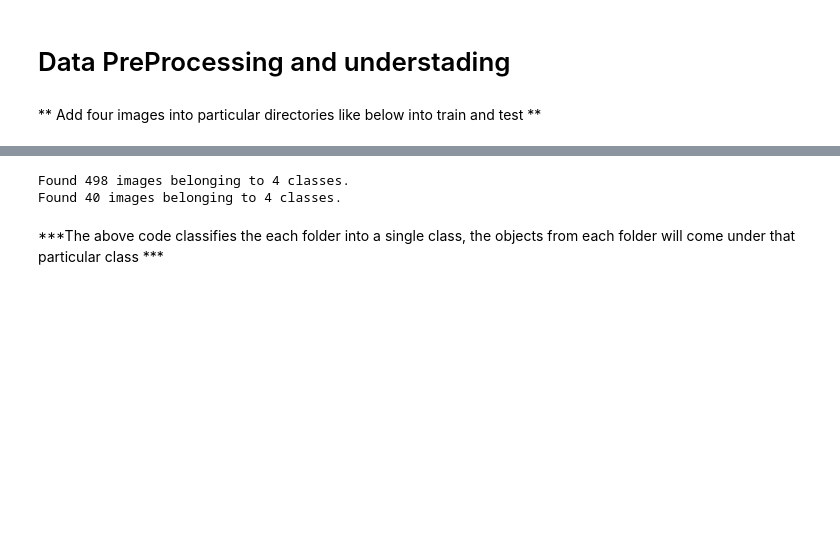
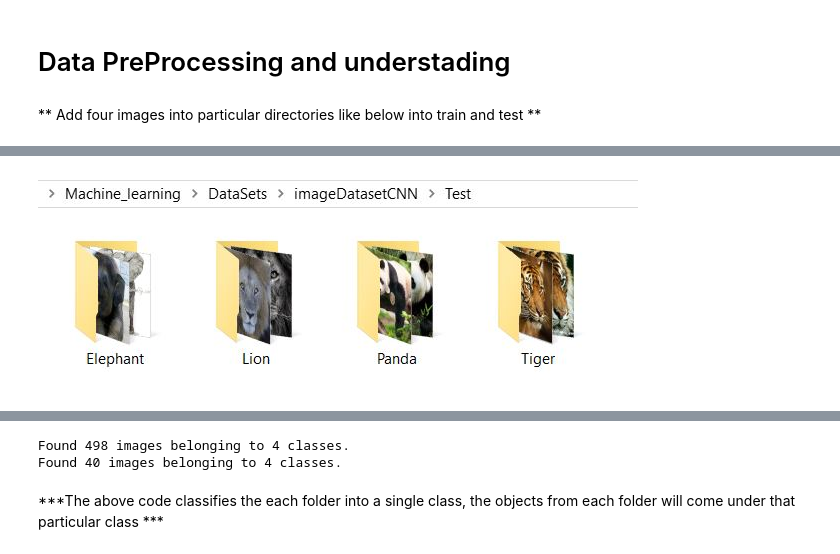
Before and after one commit to mpadmanabham/MachineLearning, a Jupyter notebook: NeuralNetworks/Image Classifications CNN in Keras.ipynb, the cells around one changed output, grey strips where cells are left out. Saved outputs shown, nothing was run; the diff lists cells and outputs as text; code cells hidden in the pictures; blank space fills up the shorter version.

Commit message:
some pictures is not displaying, that is fixed

```diff
--- a/NeuralNetworks/Image Classifications CNN in Keras.ipynb
+++ b/NeuralNetworks/Image Classifications CNN in Keras.ipynb
@@ -22,0 +20,6 @@ Using TensorFlow backend.
+# %%
+from IPython.display import Image
+image=Image('Capture2.JPG')
+image
+# %% [output]
+[figure, added]
```
Also changed, not shown: parts of 4 cells of this notebook.
